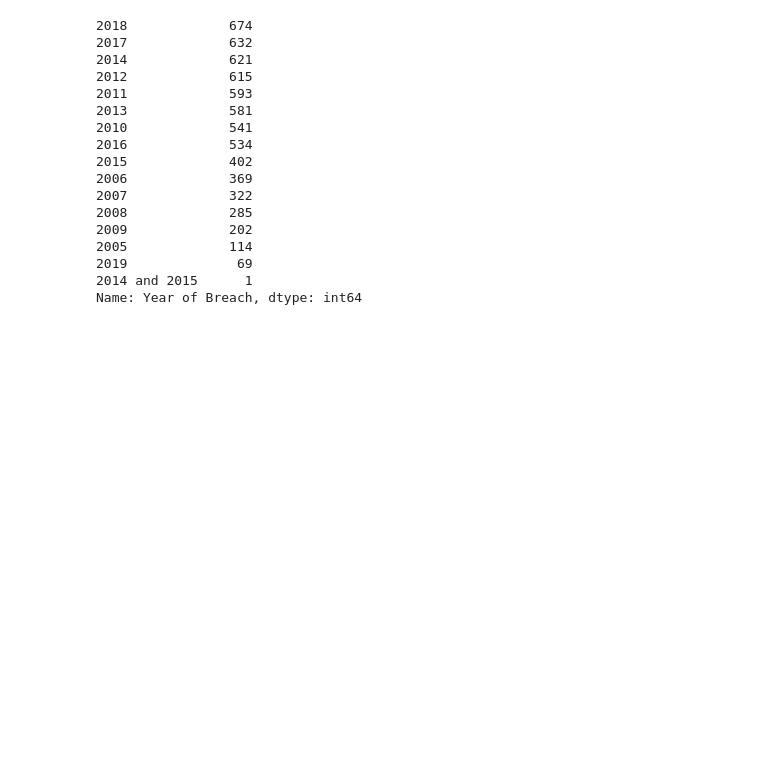
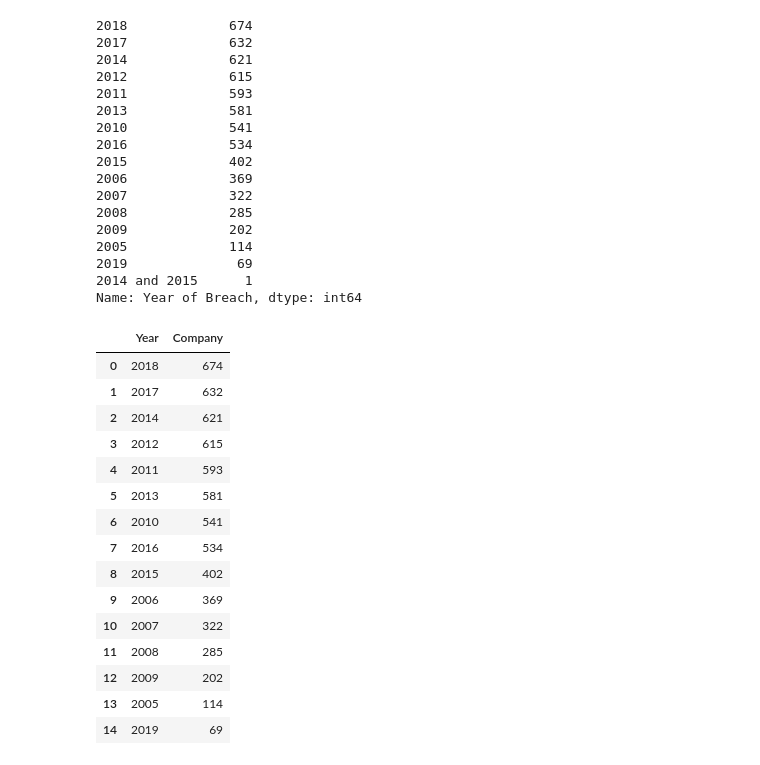
Before and after one commit to chaka37/Project1, a Jupyter notebook: Visualizations/Pre_viz.ipynb, the cells around one changed output. Saved outputs shown, nothing was run; the diff lists cells and outputs as text; code cells hidden in the pictures; blank space fills up the shorter version.

```diff
--- a/Visualizations/Pre_viz.ipynb
+++ b/Visualizations/Pre_viz.ipynb
@@ -37,3 +37,28 @@ Data_Breaches["Year of Breach"].value_counts()
 2019              69
 2014 and 2015      1
 Name: Year of Breach, dtype: int64
+# %%
+## Set Year of breach value counts as a variable
+
+yearly_count = Data_Breaches["Year of Breach"].value_counts()
+yearly_count = pd.DataFrame(yearly_count).reset_index()
+yearly_count = yearly_count.drop(15) # Dropping index 15 due to labeling issue
+yearly_count.columns=["Year", "Company"]
+yearly_count
+# %% [output]
+|  | Year | Company |
+| 0 | 2018 | 674 |
+| 1 | 2017 | 632 |
+| 2 | 2014 | 621 |
+| 3 | 2012 | 615 |
+| 4 | 2011 | 593 |
+| 5 | 2013 | 581 |
+| 6 | 2010 | 541 |
+| 7 | 2016 | 534 |
+| 8 | 2015 | 402 |
+| 9 | 2006 | 369 |
+| 10 | 2007 | 322 |
+| 11 | 2008 | 285 |
+| 12 | 2009 | 202 |
+| 13 | 2005 | 114 |
+| 14 | 2019 | 69 |
```
Also changed, not shown: parts of 4 cells of this notebook.
